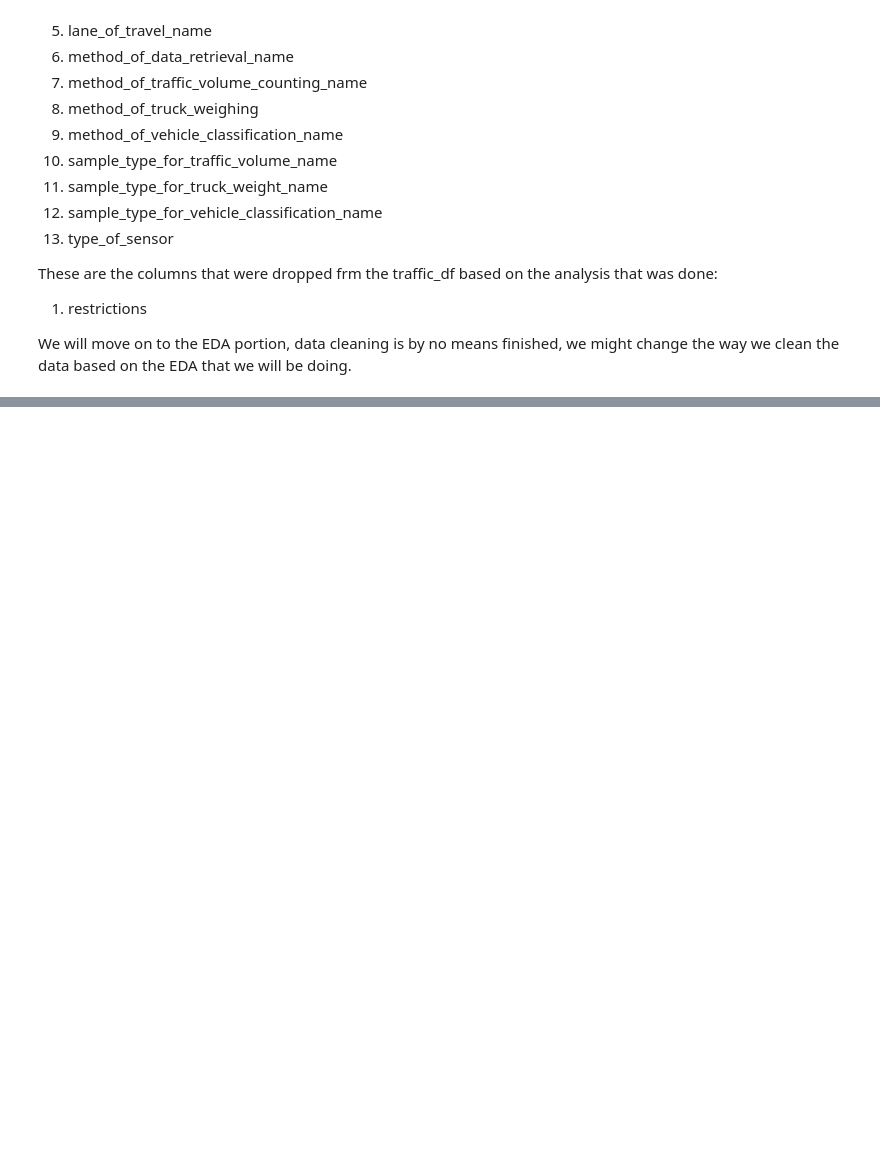
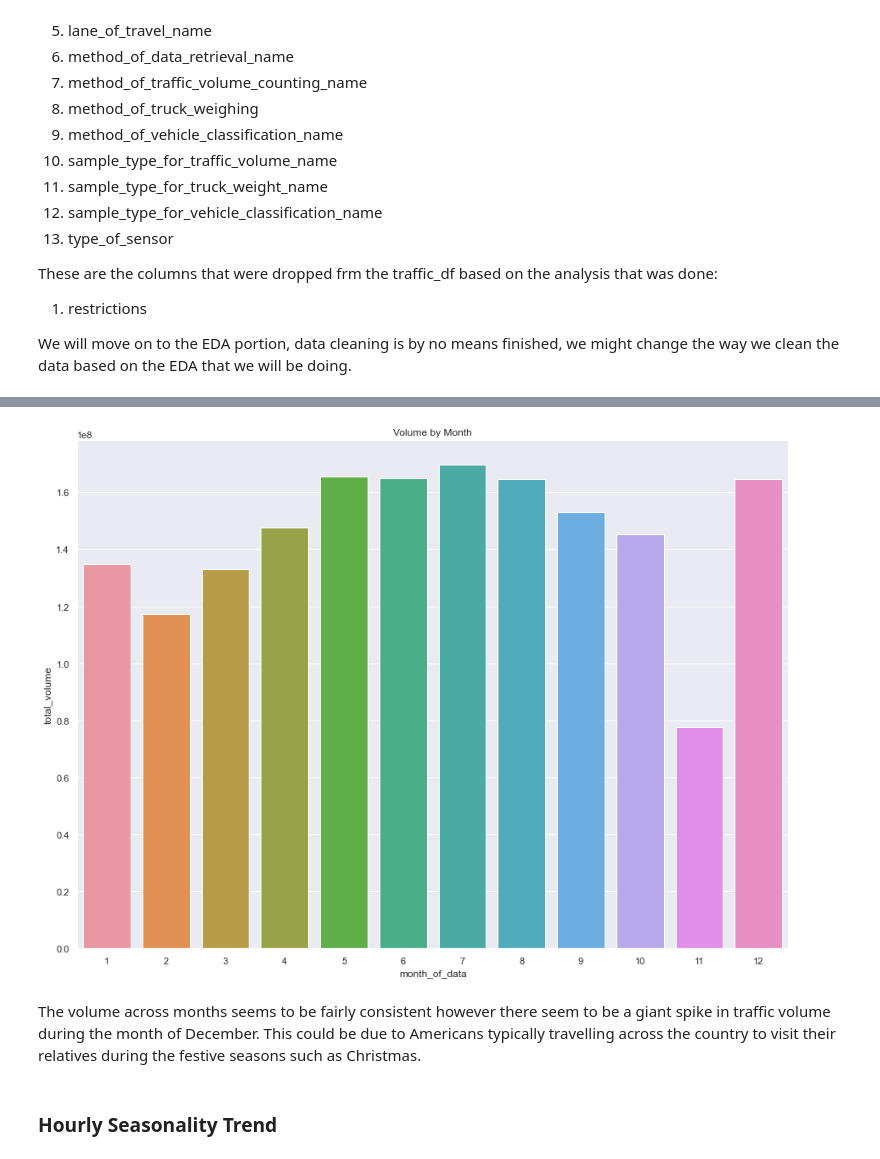
Before and after one commit to Daryl-PSH/us_traffic, a Jupyter notebook: notebooks/Data_Cleaning.ipynb, the cells around one changed output, grey strips where cells are left out. Cells and saved outputs as stored; diff of their text form; code cells hidden in the pictures; blank space fills up the shorter version.

```diff
--- a/notebooks/Data_Cleaning.ipynb
+++ b/notebooks/Data_Cleaning.ipynb
@@ -701,0 +872,14 @@ We will move on to the EDA portion, data cleaning is by no means finished, we mi
+# %%
+month_groupby = combined_df.groupby("month_of_data").sum()["total_volume"]
+# %%
+plot_dims = (15, 11)
+fig, ax= plt.subplots(figsize=plot_dims)
+plt.title("Volume by Month")
+sns.barplot(x=month_groupby.index, y=month_groupby, ax=ax)
+plt.show()
+# %% [output]
+[figure, added]
+# %% [markdown]
+The volume across months seems to be fairly consistent however there seem to be a giant spike in traffic volume during the month of December. This could be due to Americans typically travelling across the country to visit their relatives during the festive seasons such as Christmas.
+# %% [markdown]
+### Hourly Seasonality Trend
```
Also changed, not shown: parts of 99 cells of this notebook.
